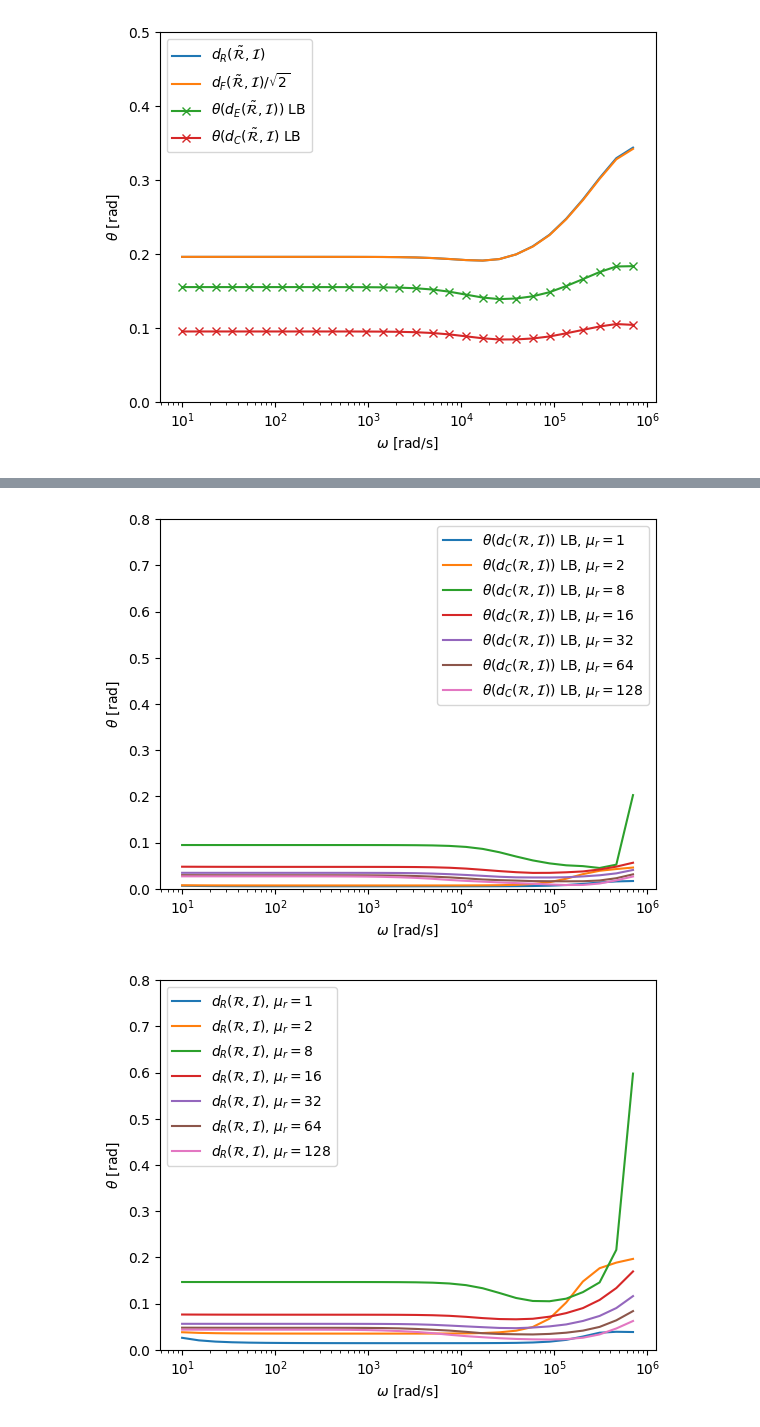
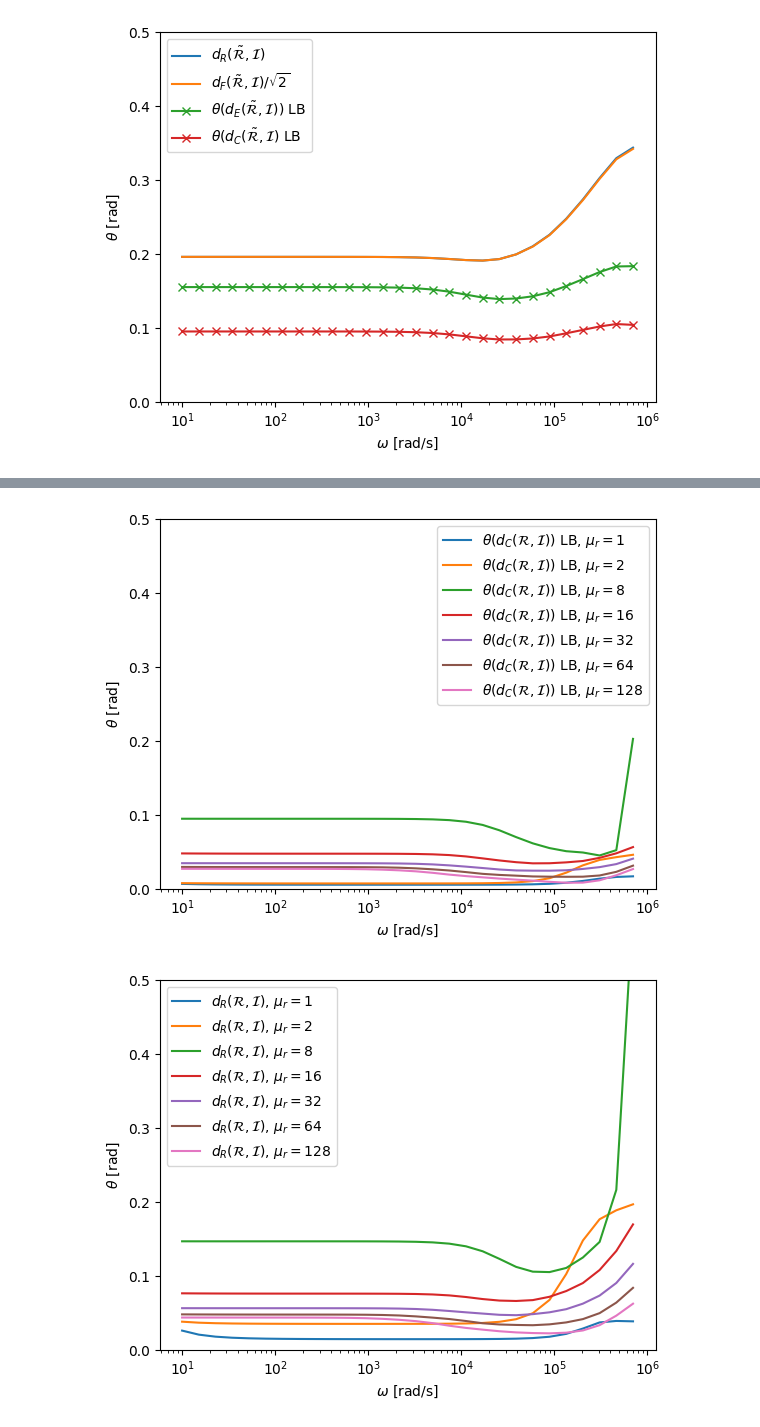
Before and after one commit to pdledger/Rodrigues_Angles, a Jupyter notebook: two_tetra_homog.ipynb, the cells around one changed output, grey strips where cells are left out. Cells and saved outputs as stored; diff of their text form; code cells hidden in the pictures.

```diff
--- a/two_tetra_homog.ipynb
+++ b/two_tetra_homog.ipynb
@@ -298,7 +296,7 @@ for count in range(7):
 plt.xlabel(r'$\omega$ [rad/s]')
 plt.ylabel(r'$\theta$ [rad]')
 plt.legend()
-plt.ylim(0,0.8)
+plt.ylim(0,0.5)
 plt.savefig("CSG_TwoTetra_apprxdR_metrics_al_0.001_varymu_sig_1e7_ord3.pdf")
 plt.show()
 
@@ -308,7 +306,7 @@ for count in range(7):
 plt.xlabel(r'$\omega$ [rad/s]')
 plt.ylabel(r'$\theta$ [rad]')
 plt.legend()
-plt.ylim(0,0.8)
+plt.ylim(0,0.5)
 plt.savefig("CSG_TwoTetra_apprxdR_metricsdC_al_0.001_varymu_sig_1e7_ord3.pdf")
 plt.show()
 
@@ -318,7 +316,7 @@ for count in range(7):
 plt.xlabel(r'$\omega$ [rad/s]')
 plt.ylabel(r'$\theta$ [rad]')
 plt.legend()
-plt.ylim(0,0.8)
+plt.ylim(0,0.5)
 plt.savefig("CSG_TwoTetra_dR_metrics_al_0.001_varymu_sig_1e7_ord3.pdf")
 plt.show()
 
@@ -329,7 +327,7 @@ for count in range(7):
 plt.xlabel(r'$\omega$ [rad/s]')
 plt.ylabel(r'$\theta$ [rad]')
 plt.legend()
-plt.ylim(0,0.8)
+plt.ylim(0,0.5)
 plt.savefig("CSG_TwoTetra_dF_metrics_al_0.001_varymu_sig_1e7_ord3.pdf")
 plt.show()
 # %% [output]
@@ -337,2 +335,2 @@ plt.show()
-[figure, old version]
+[figure, new version]
-[figure, old version]
+[figure, new version]
```
Also changed, not shown: parts of 6 cells of this notebook, 26 other files.
